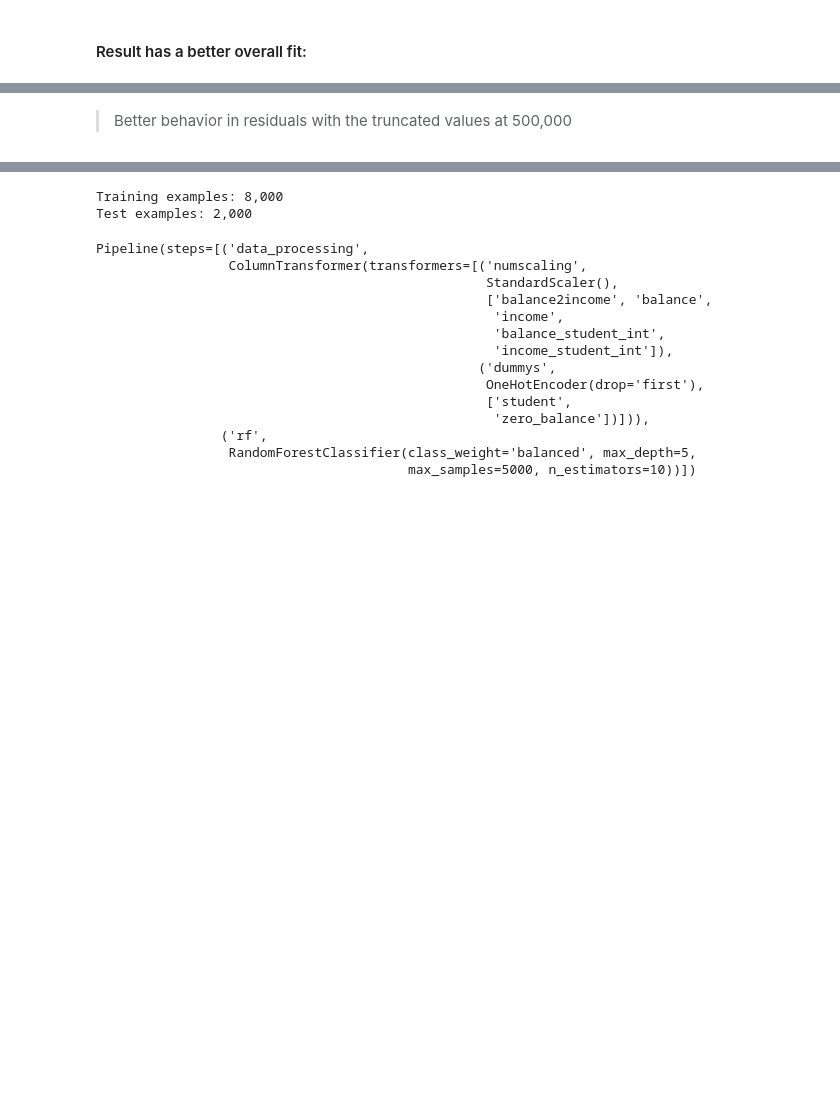
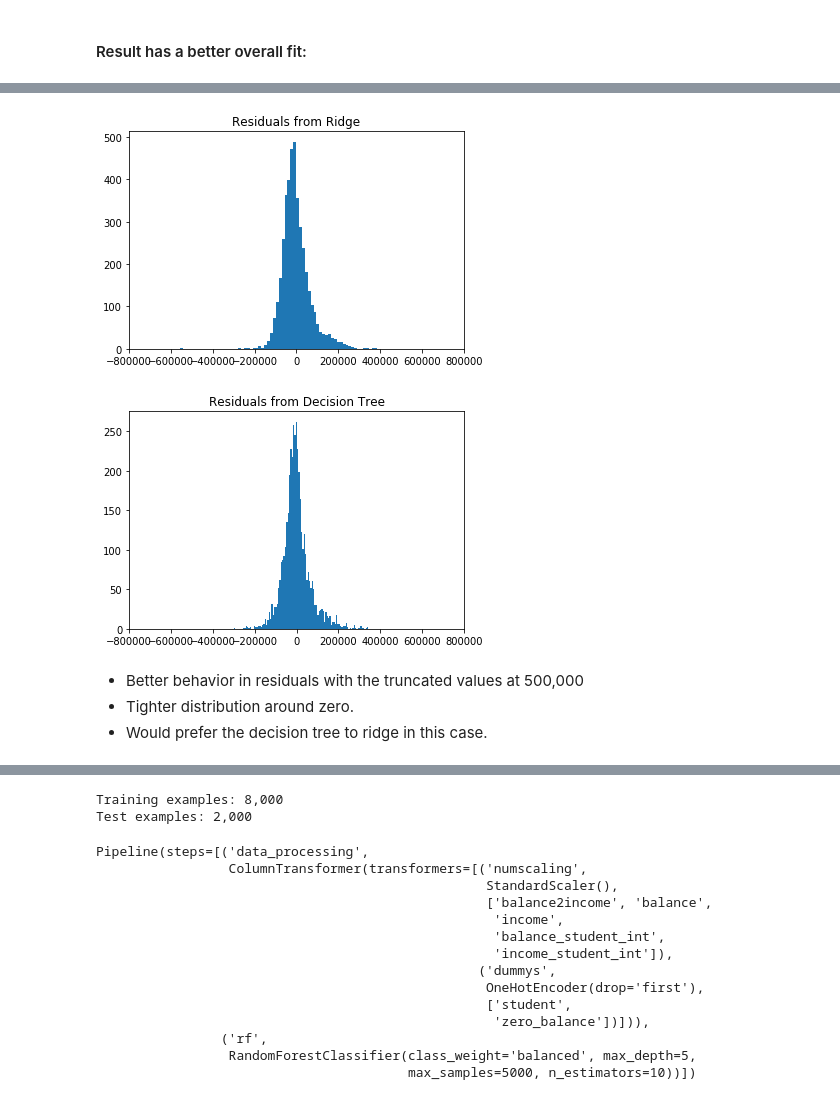
Before and after one commit to appliedecon/data602-lectures, a Jupyter notebook: week08/trees.ipynb, the cells around one changed output, grey strips where cells are left out. Cells and saved outputs as stored; diff of their text form; code cells hidden in the pictures; blank space fills up the shorter version.

```diff
--- a/week08/trees.ipynb
+++ b/week08/trees.ipynb
@@ -751,5 +868,20 @@ plt.show()
+# %%
+plt.hist(ridge_resid, bins=100)
+plt.title('Residuals from Ridge')
+plt.xlim((-800000, 800000))
+plt.show()
+
+plt.hist(dtr_resid, bins=100)
+plt.title('Residuals from Decision Tree')
+plt.xlim((-800000, 800000))
+plt.show()
+# %% [output]
+[figure, added]
+[figure, added]
 # %% [markdown]
-> Better behavior in residuals with the truncated values at 500,000
+- Better behavior in residuals with the truncated values at 500,000
+- Tighter distribution around zero.
+- Would prefer the decision tree to ridge in this case.
 # %% [markdown]
 # Random Forests
 An ensemble model that combines many weak learners that in compositie, create a strong learner.
```
Also changed, not shown: parts of 68 cells of this notebook.
